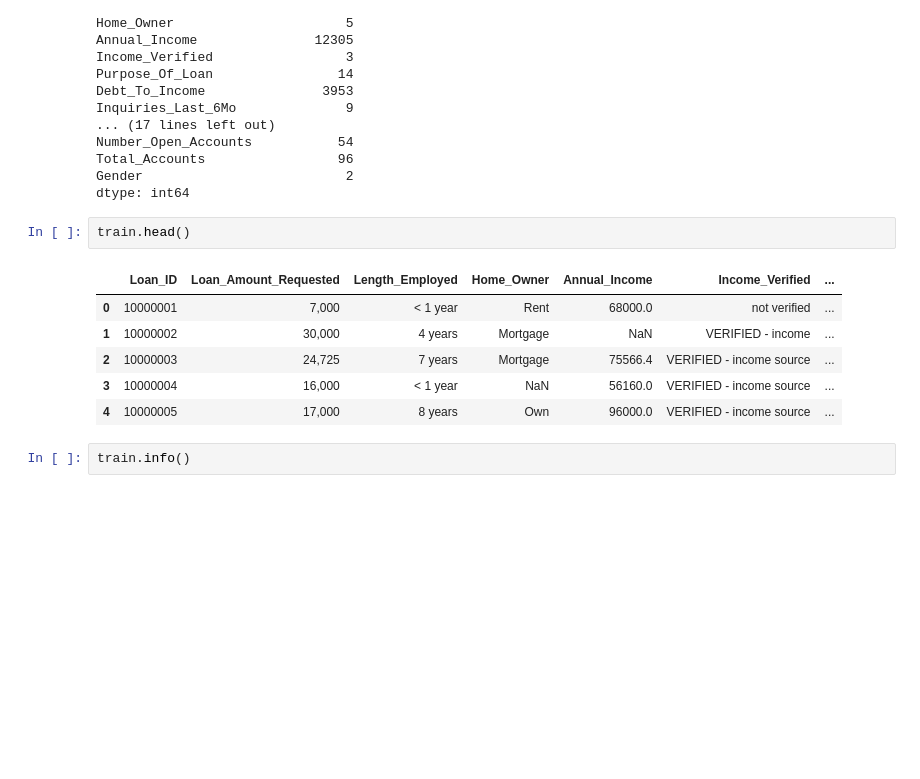
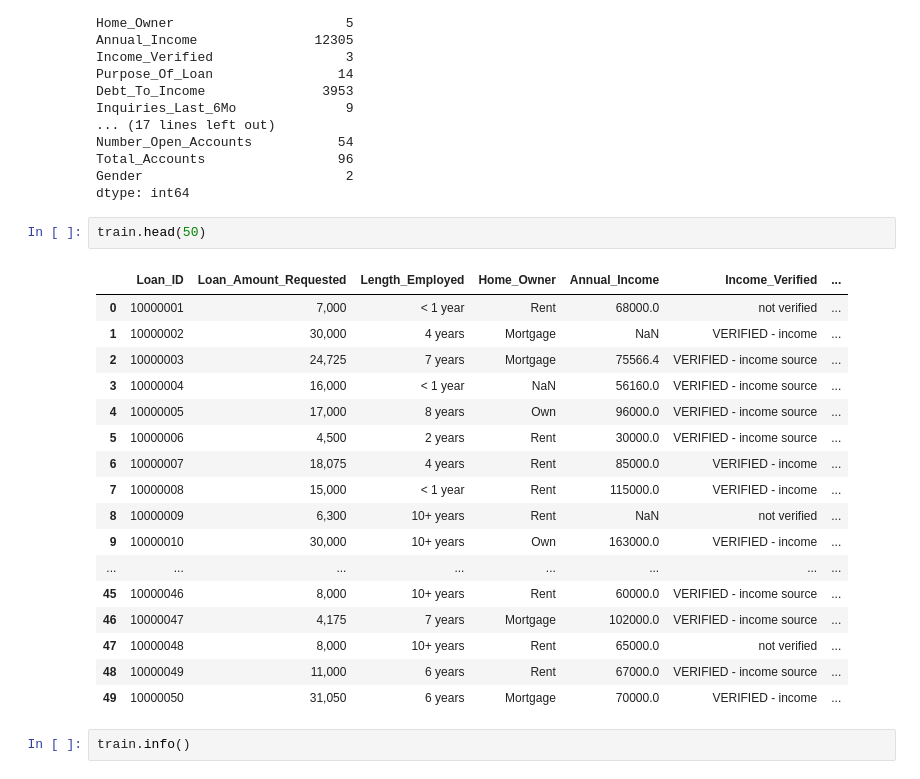
Before and after one commit to Mitesh512/Janta_Hack, a Jupyter notebook: Janta_Hack.ipynb, the cells around one changed output. Cells and saved outputs as stored; diff of their text form; blank space fills up the shorter version.

```diff
--- a/Janta_Hack.ipynb
+++ b/Janta_Hack.ipynb
@@ -144,14 +137,25 @@ Total_Accounts                 96
 Gender                          2
 dtype: int64
 # %%
-train.head()
+train.head(50)
 # %% [output]
 |  | Loan_ID | Loan_Amount_Requested | Length_Employed | Home_Owner | Annual_Income | Income_Verified | ... |
 | 0 | 10000001 | 7,000 | < 1 year | Rent | 68000.0 | not verified | ... |
 | 1 | 10000002 | 30,000 | 4 years | Mortgage | NaN | VERIFIED - income | ... |
 | 2 | 10000003 | 24,725 | 7 years | Mortgage | 75566.4 | VERIFIED - income source | ... |
 | 3 | 10000004 | 16,000 | < 1 year | NaN | 56160.0 | VERIFIED - income source | ... |
 | 4 | 10000005 | 17,000 | 8 years | Own | 96000.0 | VERIFIED - income source | ... |
+| 5 | 10000006 | 4,500 | 2 years | Rent | 30000.0 | VERIFIED - income source | ... |
+| 6 | 10000007 | 18,075 | 4 years | Rent | 85000.0 | VERIFIED - income | ... |
+| 7 | 10000008 | 15,000 | < 1 year | Rent | 115000.0 | VERIFIED - income | ... |
+| 8 | 10000009 | 6,300 | 10+ years | Rent | NaN | not verified | ... |
+| 9 | 10000010 | 30,000 | 10+ years | Own | 163000.0 | VERIFIED - income | ... |
+| ... | ... | ... | ... | ... | ... | ... | ... |
+| 45 | 10000046 | 8,000 | 10+ years | Rent | 60000.0 | VERIFIED - income source | ... |
+| 46 | 10000047 | 4,175 | 7 years | Mortgage | 102000.0 | VERIFIED - income source | ... |
+| 47 | 10000048 | 8,000 | 10+ years | Rent | 65000.0 | not verified | ... |
+| 48 | 10000049 | 11,000 | 6 years | Rent | 67000.0 | VERIFIED - income source | ... |
+| 49 | 10000050 | 31,050 | 6 years | Mortgage | 70000.0 | VERIFIED - income | ... |
 # %%
 train.info()
 # %% [output]
```
Also changed, not shown: parts of 9 cells of this notebook.
